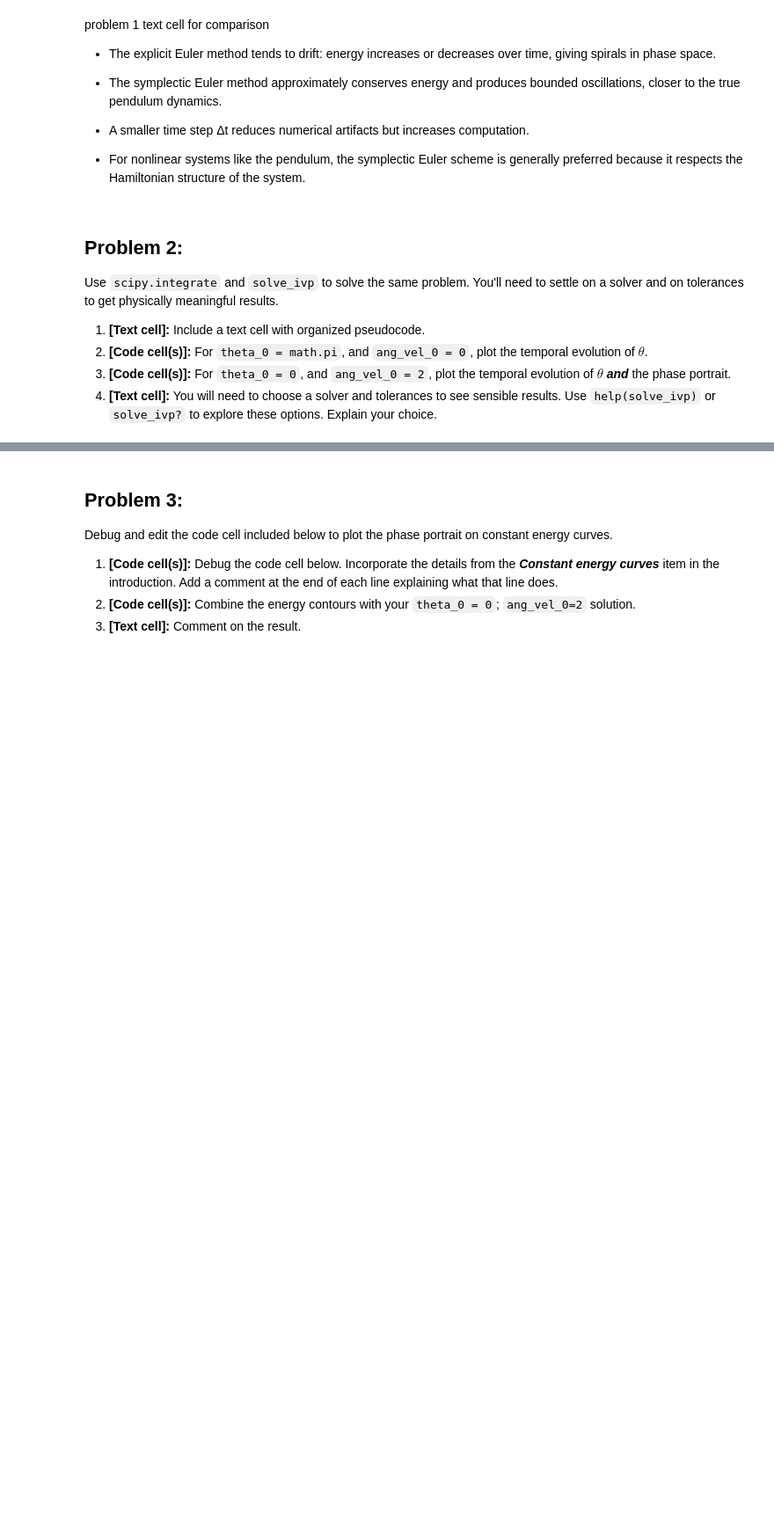
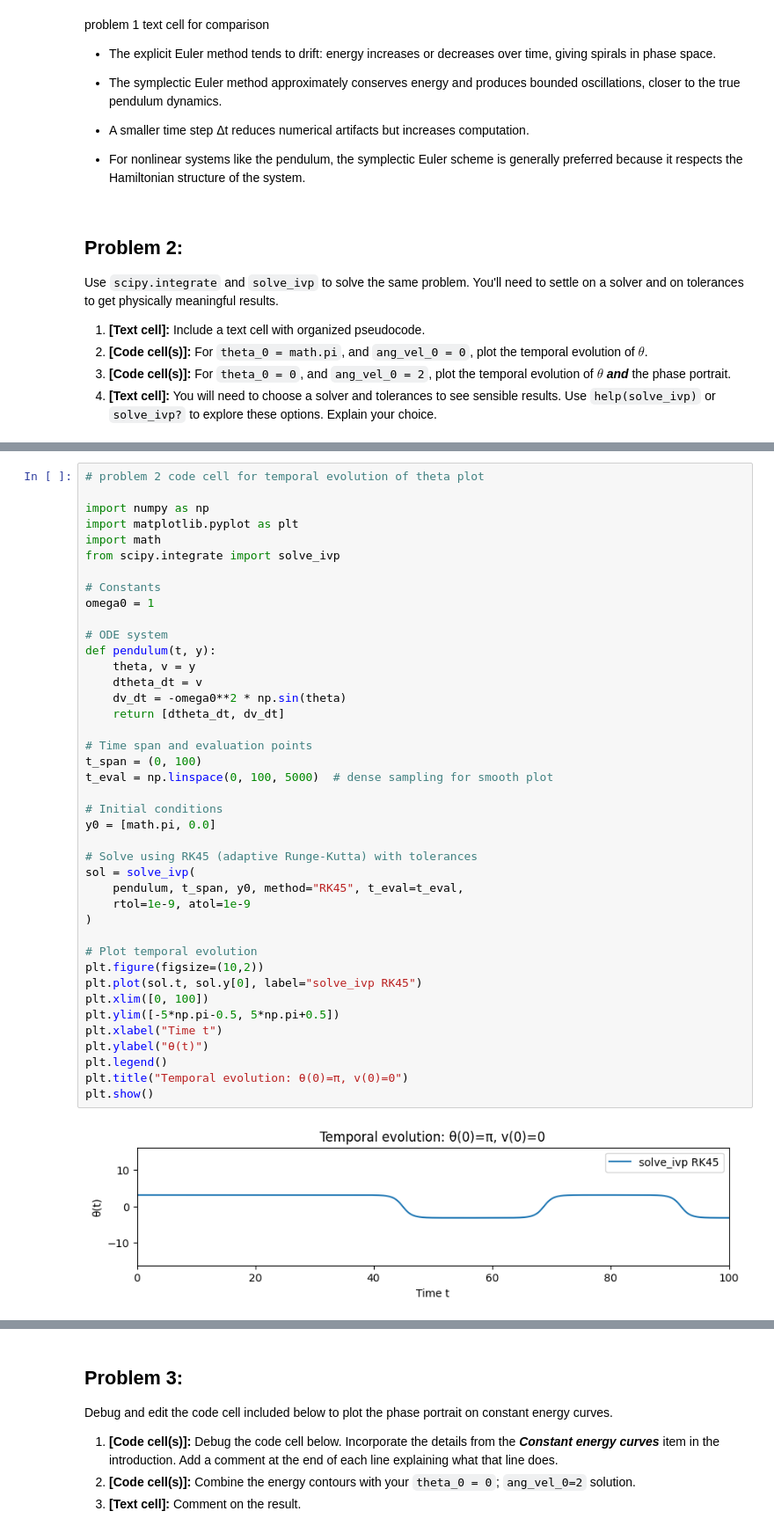
Before and after one commit to IntroComputationalPhysics-UNT/euler-and-solve-ivp-firebats2000, a Jupyter notebook: rigid_pendulum_assignment_v2.ipynb, the cells around one changed output, grey strips where cells are left out. Shown at 88% size. Drawn from its saved outputs; the diff is of its cells as text; blank space fills up the shorter version.

Commit message:
Problem 2 complete

```diff
--- a/rigid_pendulum_assignment_v2.ipynb
+++ b/rigid_pendulum_assignment_v2.ipynb
@@ -205,0 +233,43 @@ Use `scipy.integrate` and `solve_ivp` to solve the same problem. You'll need to
+# %%
+# problem 2 code cell for temporal evolution of theta plot
+
+import numpy as np
+import matplotlib.pyplot as plt
+import math
+from scipy.integrate import solve_ivp
+
+# Constants
+omega0 = 1
+
+# ODE system
+def pendulum(t, y):
+    theta, v = y
+    dtheta_dt = v
+    dv_dt = -omega0**2 * np.sin(theta)
+    return [dtheta_dt, dv_dt]
+
+# Time span and evaluation points
+t_span = (0, 100)
+t_eval = np.linspace(0, 100, 5000)  # dense sampling for smooth plot
+
+# Initial conditions
+y0 = [math.pi, 0.0]
+
+# Solve using RK45 (adaptive Runge-Kutta) with tolerances
+sol = solve_ivp(
+    pendulum, t_span, y0, method="RK45", t_eval=t_eval,
+    rtol=1e-9, atol=1e-9
+)
+
+# Plot temporal evolution
+plt.figure(figsize=(10,2))
+plt.plot(sol.t, sol.y[0], label="solve_ivp RK45")
+plt.xlim([0, 100])
+plt.ylim([-5*np.pi-0.5, 5*np.pi+0.5])
+plt.xlabel("Time t")
+plt.ylabel("θ(t)")
+plt.legend()
+plt.title("Temporal evolution: θ(0)=π, v(0)=0")
+plt.show()
+# %% [output]
+[figure, added]
```
Also changed, not shown: parts of 4 cells of this notebook.
